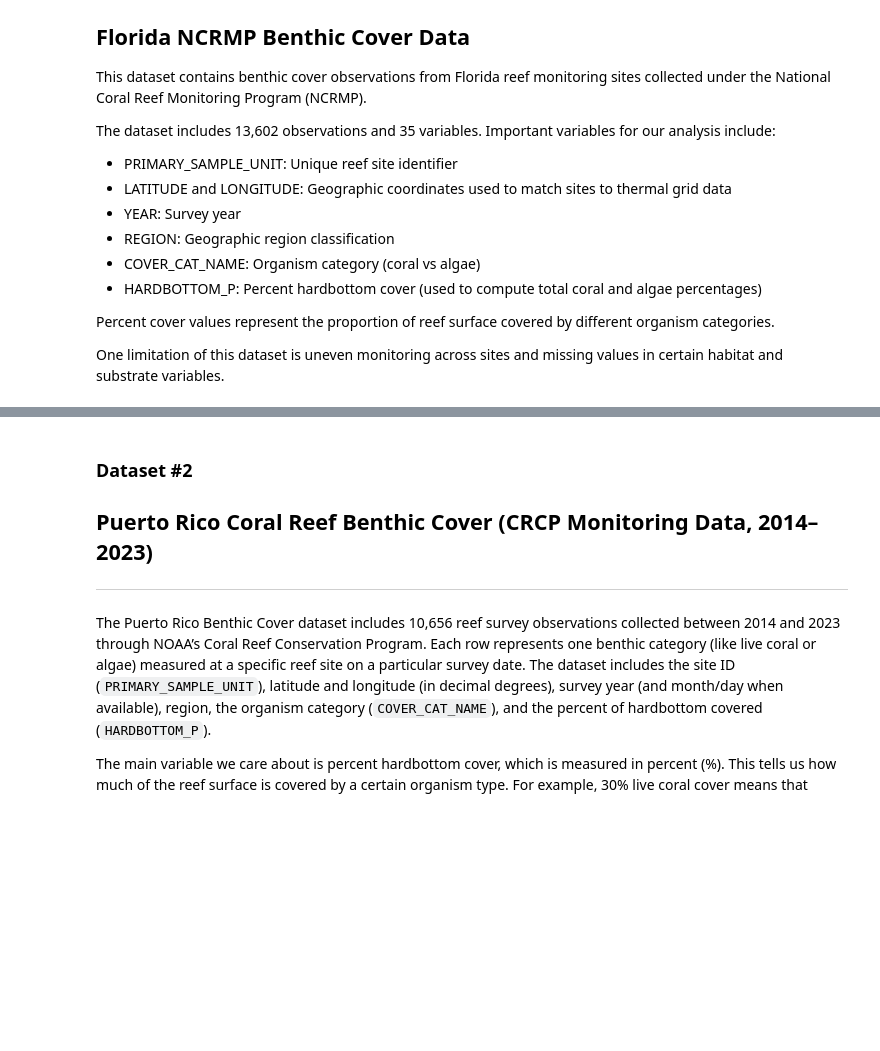
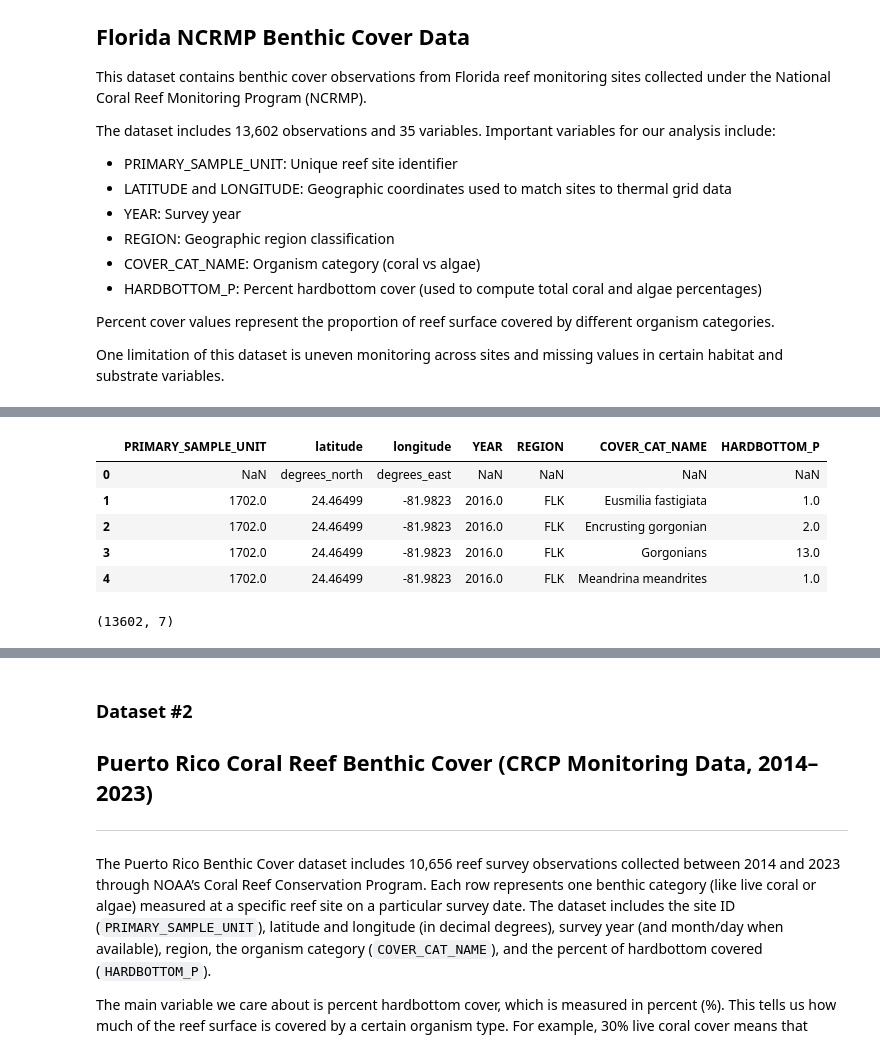
Before and after one commit to COGS108/Group032_WI26, a Jupyter notebook: 02-EDACheckpoint.ipynb, the cells around one changed output, grey strips where cells are left out. Drawn from its saved outputs; the diff is of its cells as text; code cells hidden in the pictures; blank space fills up the shorter version.

```diff
--- a/02-EDACheckpoint.ipynb
+++ b/02-EDACheckpoint.ipynb
@@ -128,9 +151,2 @@ florida.isnull().sum()
-# %%
-
-florida = pd.read_csv("data/00-raw/CRCP_Benthic_Cover_Florida_7018_0ee5_9488.csv")
-
-print(florida.shape)
-florida.head()
-florida.isnull().sum()
 # %%
 florida.columns
@@ -137,18 +163,32 @@ florida.columns
 # %%
 cols_needed = [
     "PRIMARY_SAMPLE_UNIT",
     "latitude",
     "longitude",
     "YEAR",
     "REGION",
     "COVER_CAT_NAME",
     "HARDBOTTOM_P"
 ]
 
-florida_clean = florida[cols_needed]
+florida_clean = florida[cols_needed].copy()
+
+florida_clean["HARDBOTTOM_P"] = pd.to_numeric(
+    florida_clean["HARDBOTTOM_P"],
+    errors="coerce"
+)
 
 florida_clean.head()
+# %% [output]
+|  | PRIMARY_SAMPLE_UNIT | latitude | longitude | YEAR | REGION | COVER_CAT_NAME | HARDBOTTOM_P |
+| 0 | NaN | degrees_north | degrees_east | NaN | NaN | NaN | NaN |
+| 1 | 1702.0 | 24.46499 | -81.9823 | 2016.0 | FLK | Eusmilia fastigiata | 1.0 |
+| 2 | 1702.0 | 24.46499 | -81.9823 | 2016.0 | FLK | Encrusting gorgonian | 2.0 |
+| 3 | 1702.0 | 24.46499 | -81.9823 | 2016.0 | FLK | Gorgonians | 13.0 |
+| 4 | 1702.0 | 24.46499 | -81.9823 | 2016.0 | FLK | Meandrina meandrites | 1.0 |
 # %%
 florida_clean.shape
+# %% [output]
+(13602, 7)
 # %%
 florida_clean.isnull().sum()
```
Also changed, not shown: parts of 46 cells of this notebook.
